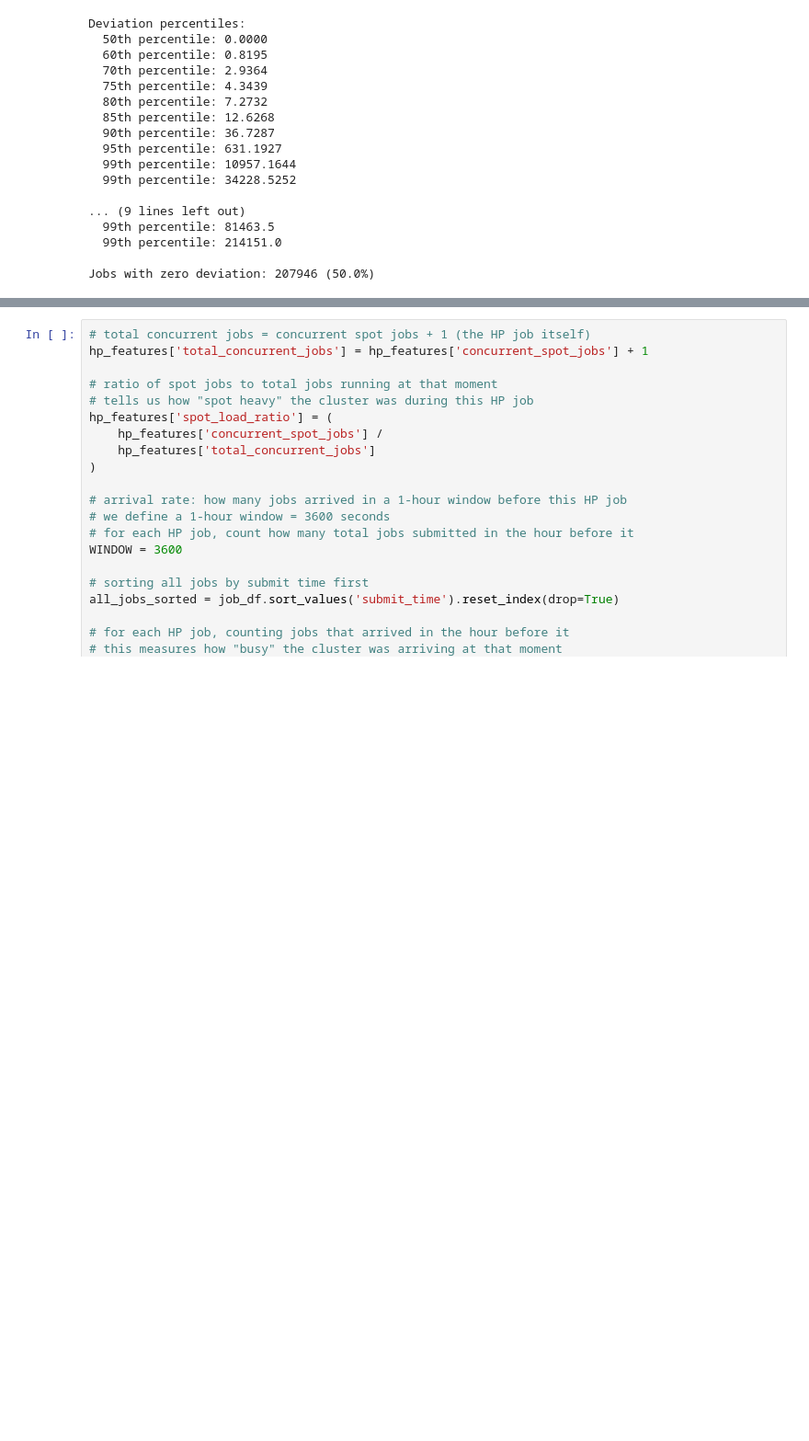
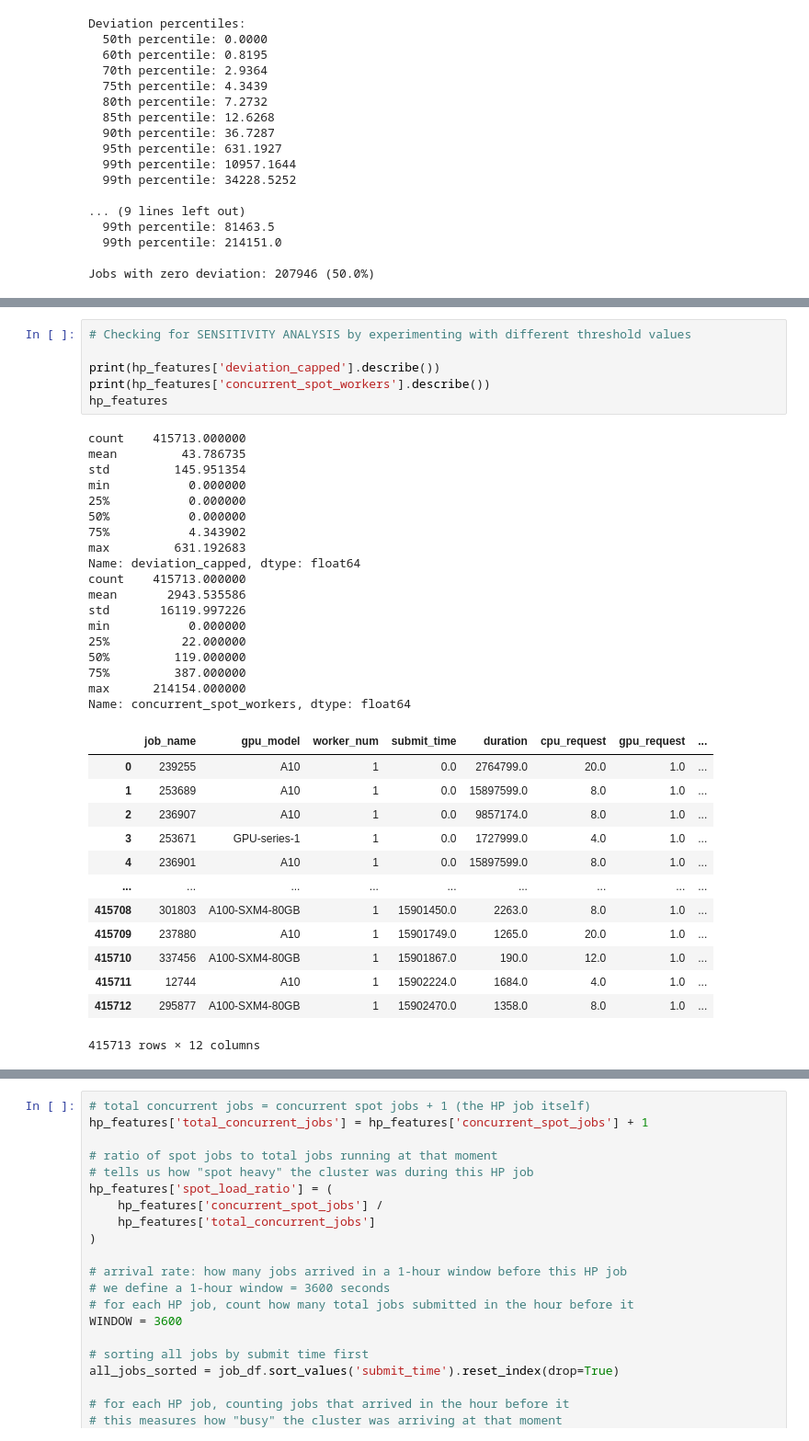
Before and after one commit to Prashant-koi/hp_contention, a Jupyter notebook: data.ipynb, the cells around one changed output, grey strips where cells are left out. Shown at 92% size. Drawn from its saved outputs; the diff is of its cells as text; blank space fills up the shorter version.

```diff
--- a/data.ipynb
+++ b/data.ipynb
@@ -275,0 +376,38 @@ Jobs with zero deviation: 207946 (50.0%)
+# %%
+# Checking for SENSITIVITY ANALYSIS by experimenting with different threshold values
+
+print(hp_features['deviation_capped'].describe())
+print(hp_features['concurrent_spot_workers'].describe())
+hp_features
+# %% [output]
+count    415713.000000
+mean         43.786735
+std         145.951354
+min           0.000000
+25%           0.000000
+50%           0.000000
+75%           4.343902
+max         631.192683
+Name: deviation_capped, dtype: float64
+count    415713.000000
+mean       2943.535586
+std       16119.997226
+min           0.000000
+25%          22.000000
+50%         119.000000
+75%         387.000000
+max      214154.000000
+Name: concurrent_spot_workers, dtype: float64
+|  | job_name | gpu_model | worker_num | submit_time | duration | cpu_request | gpu_request | ... |
+| 0 | 239255 | A10 | 1 | 0.0 | 2764799.0 | 20.0 | 1.0 | ... |
+| 1 | 253689 | A10 | 1 | 0.0 | 15897599.0 | 8.0 | 1.0 | ... |
+| 2 | 236907 | A10 | 1 | 0.0 | 9857174.0 | 8.0 | 1.0 | ... |
+| 3 | 253671 | GPU-series-1 | 1 | 0.0 | 1727999.0 | 4.0 | 1.0 | ... |
+| 4 | 236901 | A10 | 1 | 0.0 | 15897599.0 | 8.0 | 1.0 | ... |
+| ... | ... | ... | ... | ... | ... | ... | ... | ... |
+| 415708 | 301803 | A100-SXM4-80GB | 1 | 15901450.0 | 2263.0 | 8.0 | 1.0 | ... |
+| 415709 | 237880 | A10 | 1 | 15901749.0 | 1265.0 | 20.0 | 1.0 | ... |
+| 415710 | 337456 | A100-SXM4-80GB | 1 | 15901867.0 | 190.0 | 12.0 | 1.0 | ... |
+| 415711 | 12744 | A10 | 1 | 15902224.0 | 1684.0 | 4.0 | 1.0 | ... |
+| 415712 | 295877 | A100-SXM4-80GB | 1 | 15902470.0 | 1358.0 | 8.0 | 1.0 | ... |
+415713 rows × 12 columns
```
Also changed, not shown: parts of 15 cells of this notebook.
